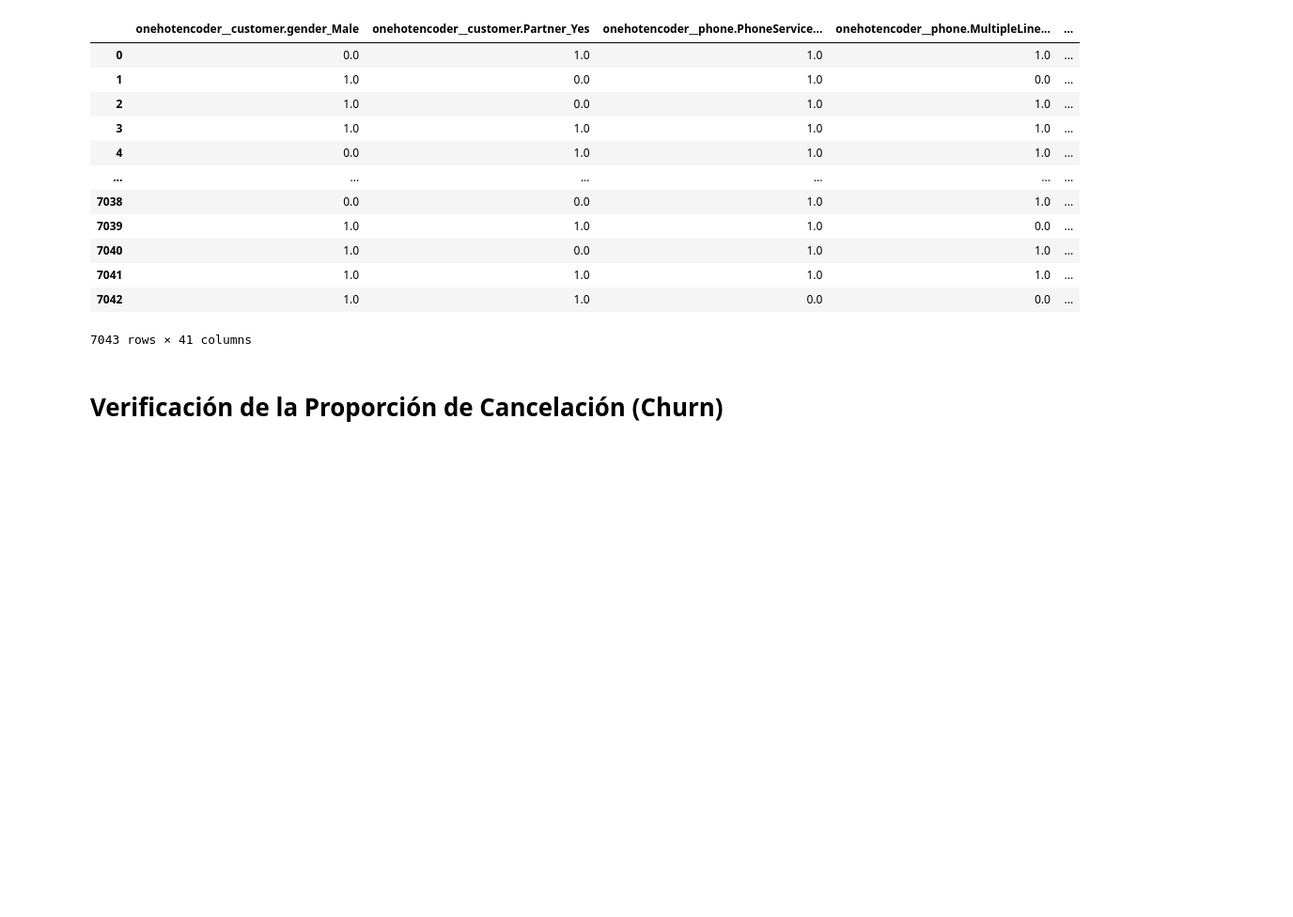
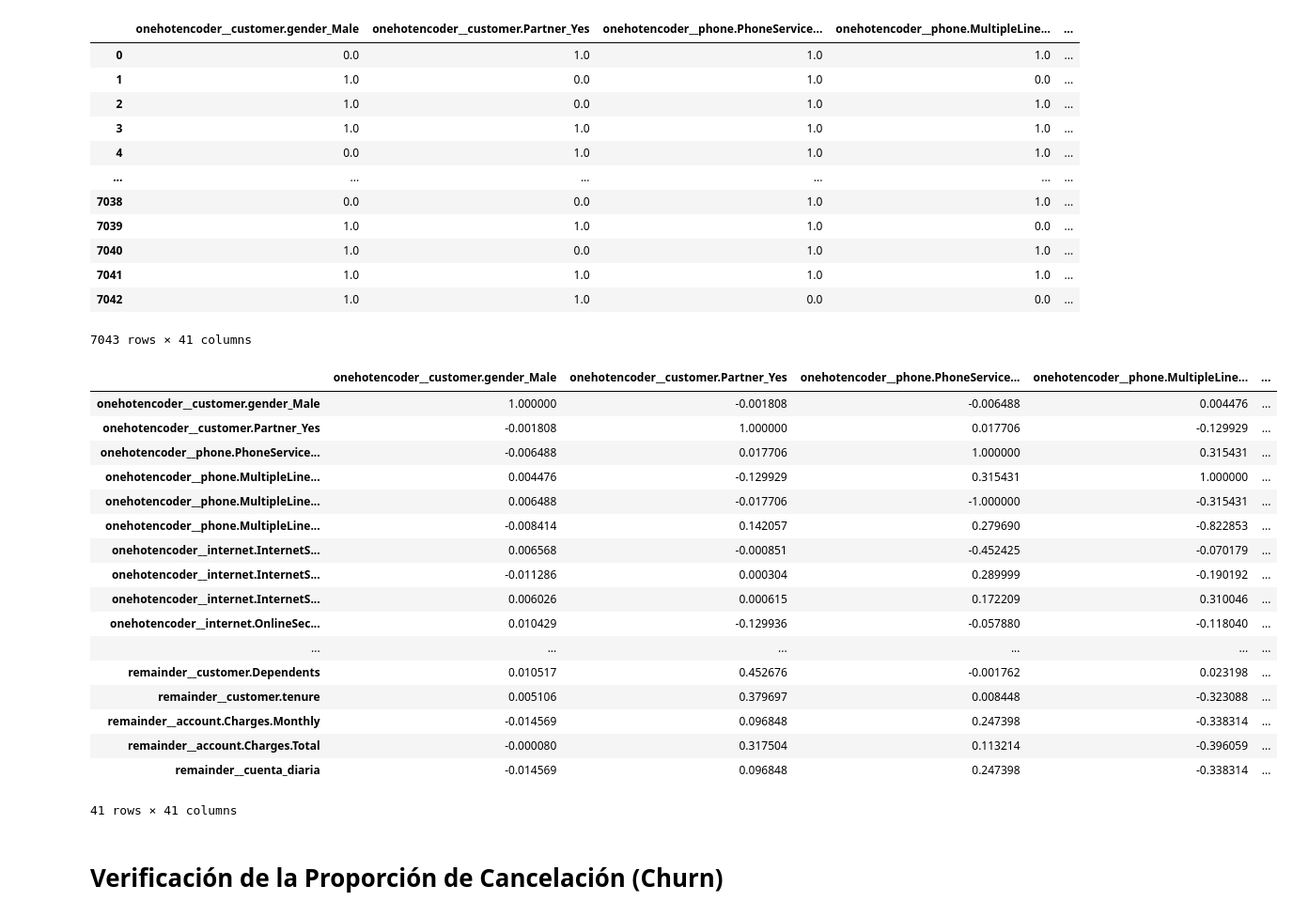
Before and after one commit to brunod02/Analisis-evasi-n-clientes-parte2, a Jupyter notebook: TelecomX_LATAM_parte2.ipynb, the cells around one changed output. Shown at 94% size. Saved outputs shown, nothing was run; the diff lists cells and outputs as text; code cells hidden in the pictures; blank space fills up the shorter version.

```diff
--- a/TelecomX_LATAM_parte2.ipynb
+++ b/TelecomX_LATAM_parte2.ipynb
@@ -158,6 +158,27 @@ X
 | 7041 | 1.0 | 1.0 | 1.0 | 1.0 | ... |
 | 7042 | 1.0 | 1.0 | 0.0 | 0.0 | ... |
 7043 rows × 41 columns
+# %%
+X.corr()
+# %% [output]
+|  | onehotencoder__customer.gender_Male | onehotencoder__customer.Partner_Yes | onehotencoder__phone.PhoneService... | onehotencoder__phone.MultipleLine... | ... |
+| onehotencoder__customer.gender_Male | 1.000000 | -0.001808 | -0.006488 | 0.004476 | ... |
+| onehotencoder__customer.Partner_Yes | -0.001808 | 1.000000 | 0.017706 | -0.129929 | ... |
+| onehotencoder__phone.PhoneService... | -0.006488 | 0.017706 | 1.000000 | 0.315431 | ... |
+| onehotencoder__phone.MultipleLine... | 0.004476 | -0.129929 | 0.315431 | 1.000000 | ... |
+| onehotencoder__phone.MultipleLine... | 0.006488 | -0.017706 | -1.000000 | -0.315431 | ... |
+| onehotencoder__phone.MultipleLine... | -0.008414 | 0.142057 | 0.279690 | -0.822853 | ... |
+| onehotencoder__internet.InternetS... | 0.006568 | -0.000851 | -0.452425 | -0.070179 | ... |
+| onehotencoder__internet.InternetS... | -0.011286 | 0.000304 | 0.289999 | -0.190192 | ... |
+| onehotencoder__internet.InternetS... | 0.006026 | 0.000615 | 0.172209 | 0.310046 | ... |
+| onehotencoder__internet.OnlineSec... | 0.010429 | -0.129936 | -0.057880 | -0.118040 | ... |
+| ... | ... | ... | ... | ... | ... |
+| remainder__customer.Dependents | 0.010517 | 0.452676 | -0.001762 | 0.023198 | ... |
+| remainder__customer.tenure | 0.005106 | 0.379697 | 0.008448 | -0.323088 | ... |
+| remainder__account.Charges.Monthly | -0.014569 | 0.096848 | 0.247398 | -0.338314 | ... |
+| remainder__account.Charges.Total | -0.000080 | 0.317504 | 0.113214 | -0.396059 | ... |
+| remainder__cuenta_diaria | -0.014569 | 0.096848 | 0.247398 | -0.338314 | ... |
+41 rows × 41 columns
 # %% [markdown]
 # Verificación de la Proporción de Cancelación (Churn)
 # %%
```
Also changed, not shown: parts of 6 cells of this notebook.
